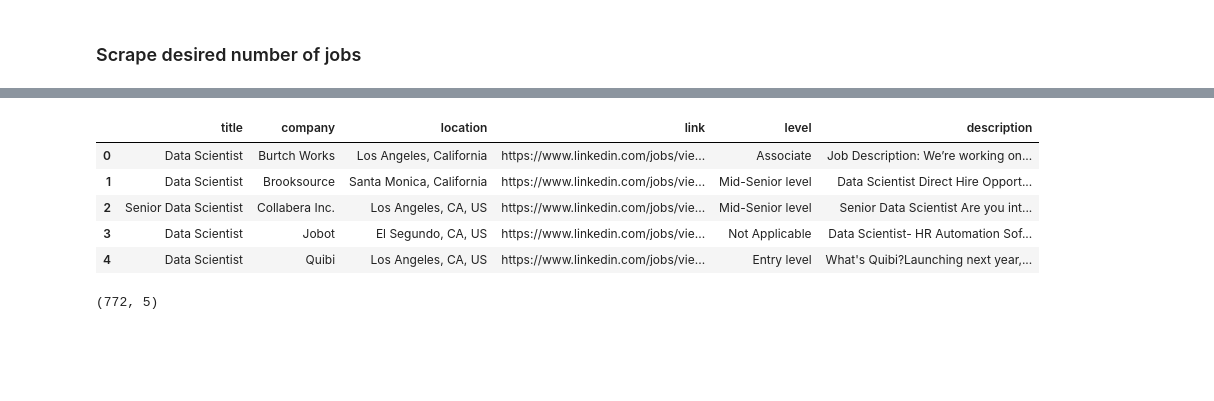
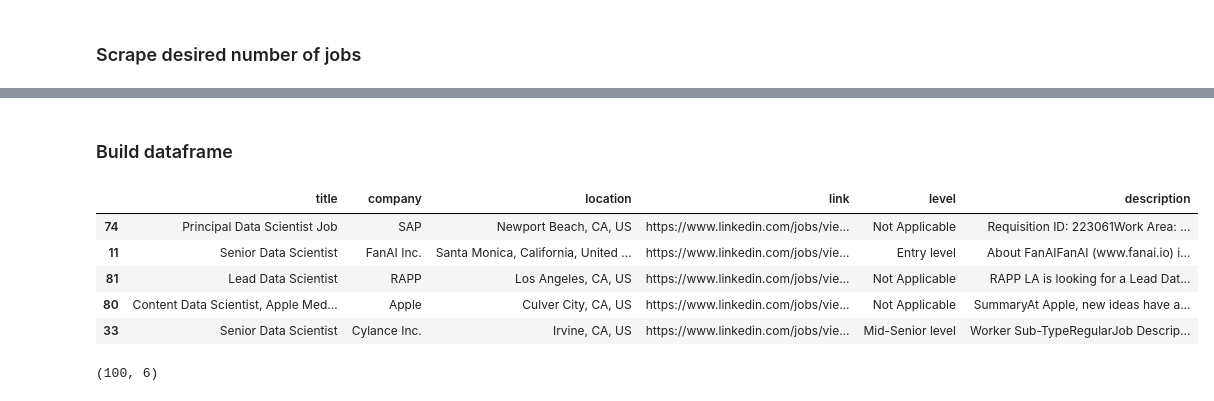
Before and after one commit to 26Jinx/SieveJobs, a Jupyter notebook: LinkedIn_Jobs_Data.ipynb, the cells around one changed output, grey strips where cells are left out. Cells and saved outputs as stored; diff of their text form; code cells hidden in the pictures; blank space fills up the shorter version.

```diff
--- a/LinkedIn_Jobs_Data.ipynb
+++ b/LinkedIn_Jobs_Data.ipynb
@@ -71,6 +72,9 @@ def get_description(url):
 
 #print(get_description('https://www.linkedin.com/jobs/view/applied-data-scientist-at-hyperloop-one-1483162328?refId=6ca3af8e-e961-4edf-99fc-5a5f97ced69e&position=1&pageNum=3&trk=guest_job_search_job-result-card_result-card_full-click'))
 
+# keep count
+COUNT = 0
+
 def sieve_page(html):
 
     # find all job listing titles
@@ -81,10 +85,14 @@ def sieve_page(html):
 
     if len(job_list) > 0:
         for job in job_list:
+            global COUNT
+            COUNT += 1
+            print(f'Scraping job #{COUNT}\r', end='')
+
             title = job.find('h3').text
             company = job.find('h4').text
             location = job.find(class_='job-result-card__location').text
-            link = job.find('a').get('href')
+            link = job.find(class_='result-card__full-card-link').get('href')
             description = get_description(link)
 
             sieved_job = [title, company, location, link] + description
@@ -103,6 +111,7 @@ def sieve_page(html):
 # let's combine the functions to do all processes in one fell swoop
 # takes the total number of jobs to scrape as the argument
 def sieve_all_pages(desired_num_of_jobs):
+    start = time.time()
     list_pos = 0
     sieved_list = []
 
@@ -122,12 +131,17 @@ def sieve_all_pages(desired_num_of_jobs):
 
         if len(new_list) > 0:
             sieved_list += new_list
+            count = len(sieved_list)
         else:
+            print(f'It took {time.time() - start} seconds to scrape {count} jobs.')
             break
 
         # change to new position
         list_pos += 25
 
+
+    print(f'It took {time.time() - start} seconds to scrape {count} jobs.')
+
     return sieved_list
 
-my_jobs = sieve_all_pages(25)
+my_jobs = sieve_all_pages(100)
@@ -134,17 +150,19 @@ my_jobs = sieve_all_pages(25)
+# %% [markdown]
+### Build dataframe
 # %%
 df = pd.DataFrame(my_jobs, columns=['title', 'company', 'location', 'link', 'level', 'description'])
-df.head()
+df.sample(5)
 # %% [output]
 |  | title | company | location | link | level | description |
-| 0 | Data Scientist | Burtch Works | Los Angeles, California | https://www.linkedin.com/jobs/vie... | Associate | Job Description: We’re working on... |
-| 1 | Data Scientist | Brooksource | Santa Monica, California | https://www.linkedin.com/jobs/vie... | Mid-Senior level | Data Scientist Direct Hire Opport... |
-| 2 | Senior Data Scientist | Collabera Inc. | Los Angeles, CA, US | https://www.linkedin.com/jobs/vie... | Mid-Senior level | Senior Data Scientist Are you int... |
-| 3 | Data Scientist | Jobot | El Segundo, CA, US | https://www.linkedin.com/jobs/vie... | Not Applicable | Data Scientist- HR Automation Sof... |
-| 4 | Data Scientist | Quibi | Los Angeles, CA, US | https://www.linkedin.com/jobs/vie... | Entry level | What's Quibi?Launching next year,... |
+| 74 | Principal Data Scientist Job | SAP | Newport Beach, CA, US | https://www.linkedin.com/jobs/vie... | Not Applicable | Requisition ID: 223061Work Area: ... |
+| 11 | Senior Data Scientist | FanAI Inc. | Santa Monica, California, United ... | https://www.linkedin.com/jobs/vie... | Entry level | About FanAIFanAI (www.fanai.io) i... |
+| 81 | Lead Data Scientist | RAPP | Los Angeles, CA, US | https://www.linkedin.com/jobs/vie... | Not Applicable | RAPP LA is looking for a Lead Dat... |
+| 80 | Content Data Scientist, Apple Med... | Apple | Culver City, CA, US | https://www.linkedin.com/jobs/vie... | Not Applicable | SummaryAt Apple, new ideas have a... |
+| 33 | Senior Data Scientist | Cylance Inc. | Irvine, CA, US | https://www.linkedin.com/jobs/vie... | Mid-Senior level | Worker Sub-TypeRegularJob Descrip... |
 # %%
 df.shape
 # %% [output]
-(772, 5)
+(100, 6)
 # %%
 profile = df.profile_report()
 # %%
```
Also changed, not shown: parts of 2 cells of this notebook.
